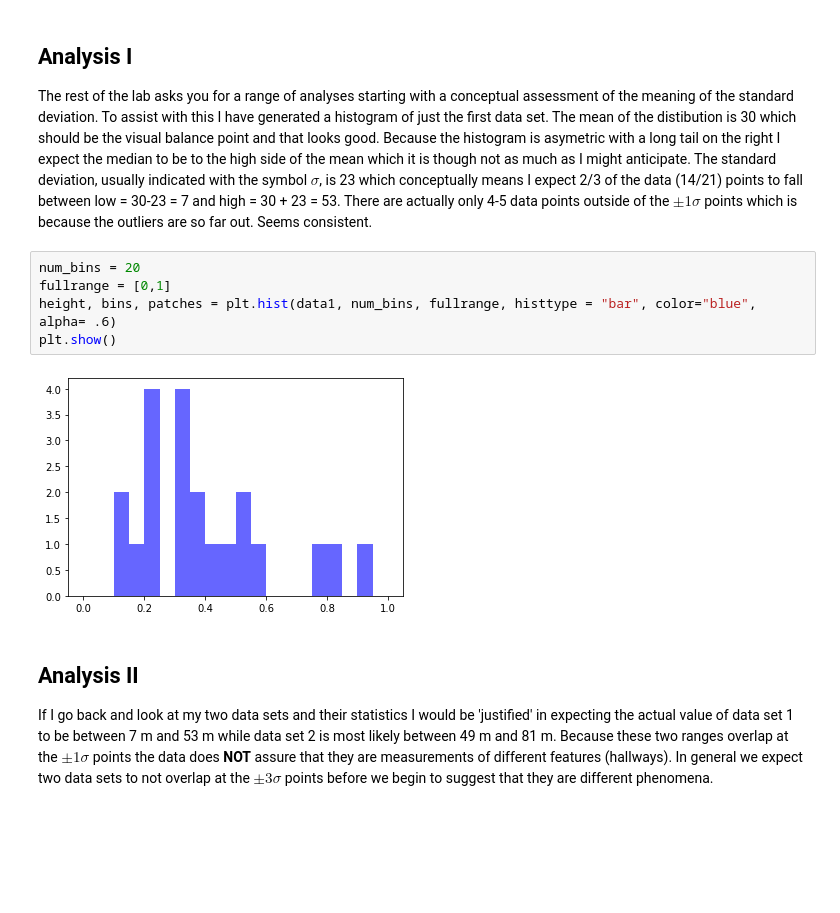
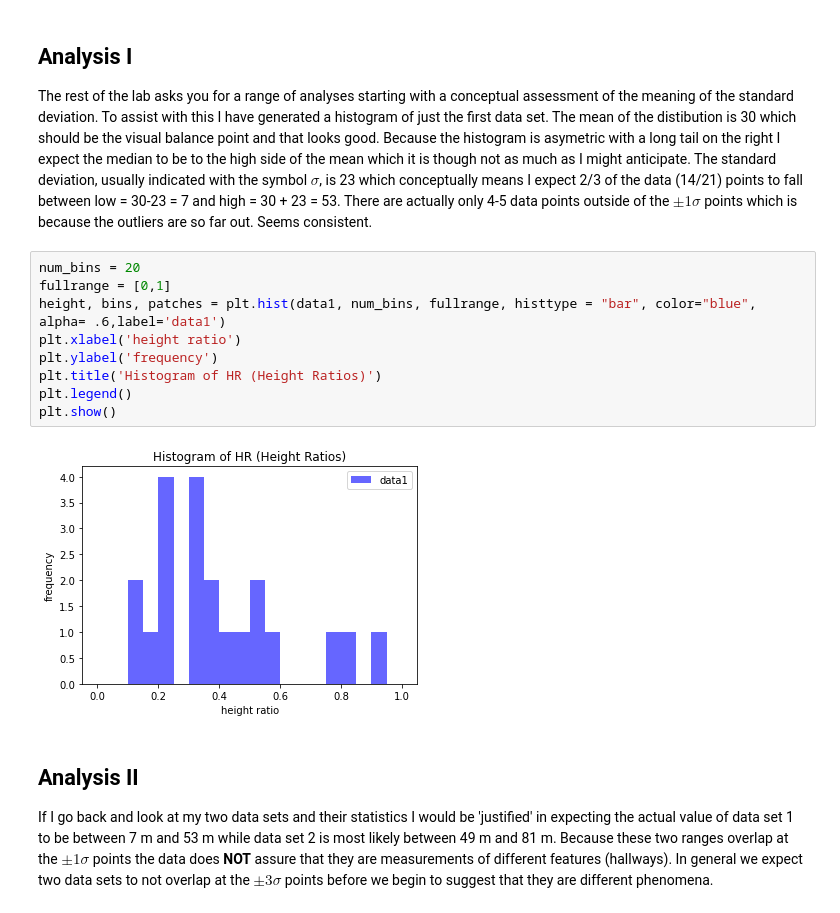
Before and after one commit to smithrockmaker/PH211, a Jupyter notebook: DataMeaningLab21.ipynb, the cells around one changed output. Saved outputs shown, nothing was run; the diff lists cells and outputs as text; blank space fills up the shorter version.

```diff
--- a/DataMeaningLab21.ipynb
+++ b/DataMeaningLab21.ipynb
@@ -134,10 +213,14 @@ The rest of the lab asks you for a range of analyses starting with a conceptual
 # %%
 num_bins = 20
 fullrange = [0,1]
-height, bins, patches = plt.hist(data1, num_bins, fullrange, histtype = "bar", color="blue", alpha= .6)
+height, bins, patches = plt.hist(data1, num_bins, fullrange, histtype = "bar", color="blue", alpha= .6,label='data1')
+plt.xlabel('height ratio')
+plt.ylabel('frequency')
+plt.title('Histogram of HR (Height Ratios)')
+plt.legend()
 plt.show()
 # %% [output]
-[figure, old version]
+[figure, new version]
 # %% [markdown]
 ## Analysis II
 
```
Also changed, not shown: parts of 9 cells of this notebook.
